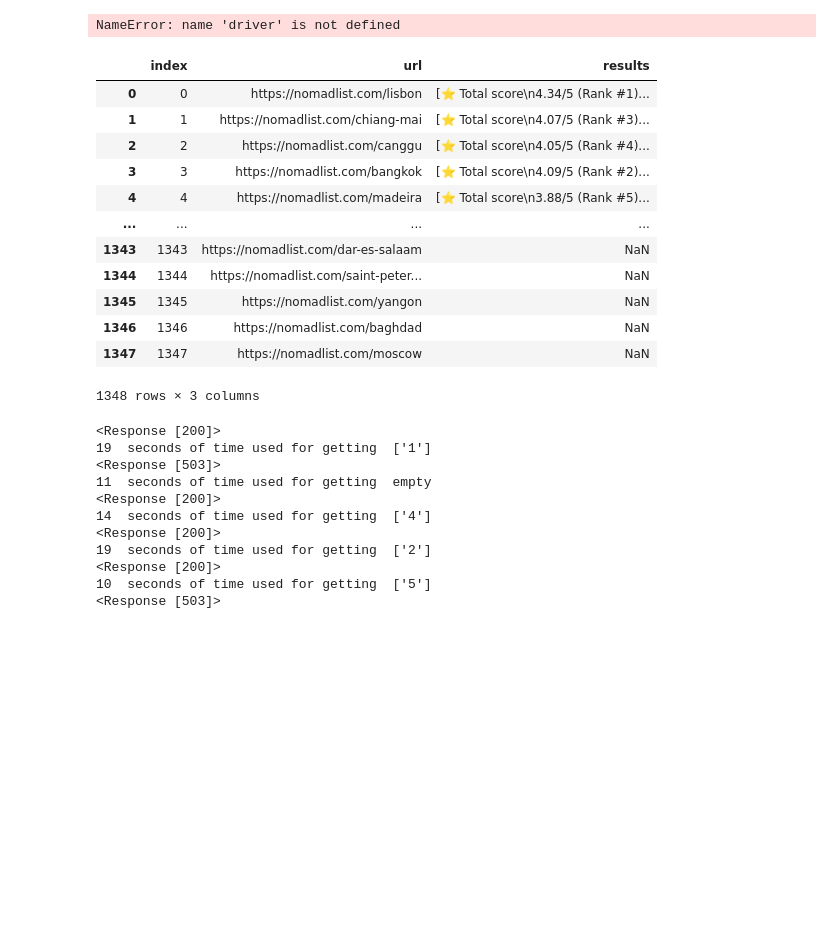
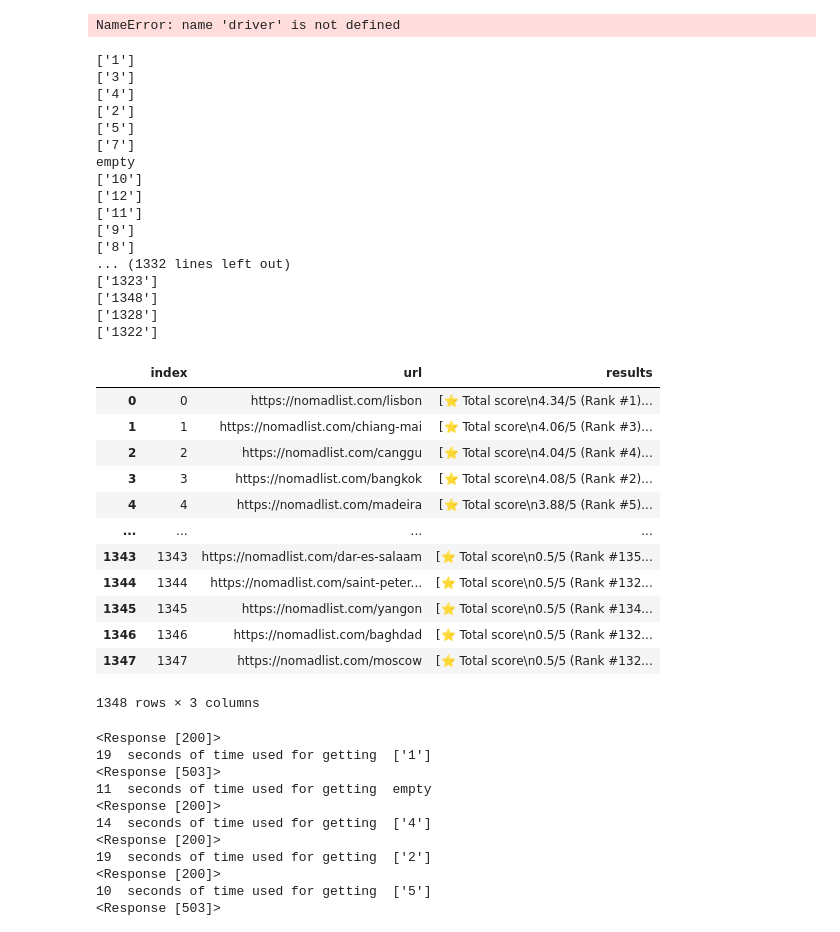
Before and after one commit to anacmqui/Project-4_WebScraping, a Jupyter notebook: EDA/webscraping-Ana.ipynb, the cells around one changed output. Saved outputs shown, nothing was run; the diff lists cells and outputs as text; code cells hidden in the pictures; blank space fills up the shorter version.

Commit message:
results

```diff
--- a/EDA/webscraping-Ana.ipynb
+++ b/EDA/webscraping-Ana.ipynb
@@ -328,44 +328,61 @@ from fake_useragent import UserAgent
 ### Web scrapping rank
 options = Options()
 options.add_argument("window-size=1400,600")
 #ua = UserAgent()
 #user_agent = ua.random
 #print(user_agent)
 #options.add_argument(f'user-agent={user_agent}')
 #driver = webdriver.Chrome(ChromeDriverManager().install(), chrome_options=options)
 
 #driver.delete_all_cookies()
 def all_process(url):
     #driver = webdriver.Chrome(chrome_options=options)
     ua = UserAgent()
     user_agent = ua.random
     #print(user_agent)
     options.add_argument(f'user-agent={user_agent}')
     driver = webdriver.Chrome(ChromeDriverManager().install(), chrome_options=options)
     driver.get(url)
     #x = random.randint(4,7)
     time.sleep(1)
     rating01 = list(map(lambda joke: joke.text, driver.find_elements_by_class_name('details')))
-    #result = re.findall('Rank #([0-9]+)', rating01[0]) if len(rating01)>0 else 'empty'
-    #print(x,' seconds of time used for getting ', result)
+    result = re.findall('Rank #([0-9]+)', rating01[0]) if len(rating01)>0 else 'empty'
+    print(result)
     driver.close()
     return rating01
 
 #final = list(map(all_process,url_list))
 #driver.close()
-url_df['results'] = url_df.iloc[:5].apply(lambda x_url: all_process(x_url['url']) if x_url['results'] == '' else x_url, axis=1)
+url_df['results'] = url_df.apply(lambda x_url: all_process(x_url['url']) if x_url['results'] == '' else x_url, axis=1)
 url_df
 # %% [output]
+['1']
+['3']
+['4']
+['2']
+['5']
+['7']
+empty
+['10']
+['12']
+['11']
+['9']
+['8']
+... (1332 lines left out)
+['1323']
+['1348']
+['1328']
+['1322']
 |  | index | url | results |
 | 0 | 0 | https://nomadlist.com/lisbon | [⭐️ Total score\n4.34/5 (Rank #1)... |
-| 1 | 1 | https://nomadlist.com/chiang-mai | [⭐️ Total score\n4.07/5 (Rank #3)... |
-| 2 | 2 | https://nomadlist.com/canggu | [⭐️ Total score\n4.05/5 (Rank #4)... |
-| 3 | 3 | https://nomadlist.com/bangkok | [⭐️ Total score\n4.09/5 (Rank #2)... |
+| 1 | 1 | https://nomadlist.com/chiang-mai | [⭐️ Total score\n4.06/5 (Rank #3)... |
+| 2 | 2 | https://nomadlist.com/canggu | [⭐️ Total score\n4.04/5 (Rank #4)... |
+| 3 | 3 | https://nomadlist.com/bangkok | [⭐️ Total score\n4.08/5 (Rank #2)... |
 | 4 | 4 | https://nomadlist.com/madeira | [⭐️ Total score\n3.88/5 (Rank #5)... |
 | ... | ... | ... | ... |
-| 1343 | 1343 | https://nomadlist.com/dar-es-salaam | NaN |
-| 1344 | 1344 | https://nomadlist.com/saint-peter... | NaN |
-| 1345 | 1345 | https://nomadlist.com/yangon | NaN |
-| 1346 | 1346 | https://nomadlist.com/baghdad | NaN |
-| 1347 | 1347 | https://nomadlist.com/moscow | NaN |
+| 1343 | 1343 | https://nomadlist.com/dar-es-salaam | [⭐️ Total score\n0.5/5 (Rank #135... |
+| 1344 | 1344 | https://nomadlist.com/saint-peter... | [⭐️ Total score\n0.5/5 (Rank #132... |
+| 1345 | 1345 | https://nomadlist.com/yangon | [⭐️ Total score\n0.5/5 (Rank #134... |
+| 1346 | 1346 | https://nomadlist.com/baghdad | [⭐️ Total score\n0.5/5 (Rank #132... |
+| 1347 | 1347 | https://nomadlist.com/moscow | [⭐️ Total score\n0.5/5 (Rank #132... |
-1348 rows × 3 columns
+1348 rows × 3 columns
```
Also changed, not shown: parts of 1 cell of this notebook, 1 other file.
